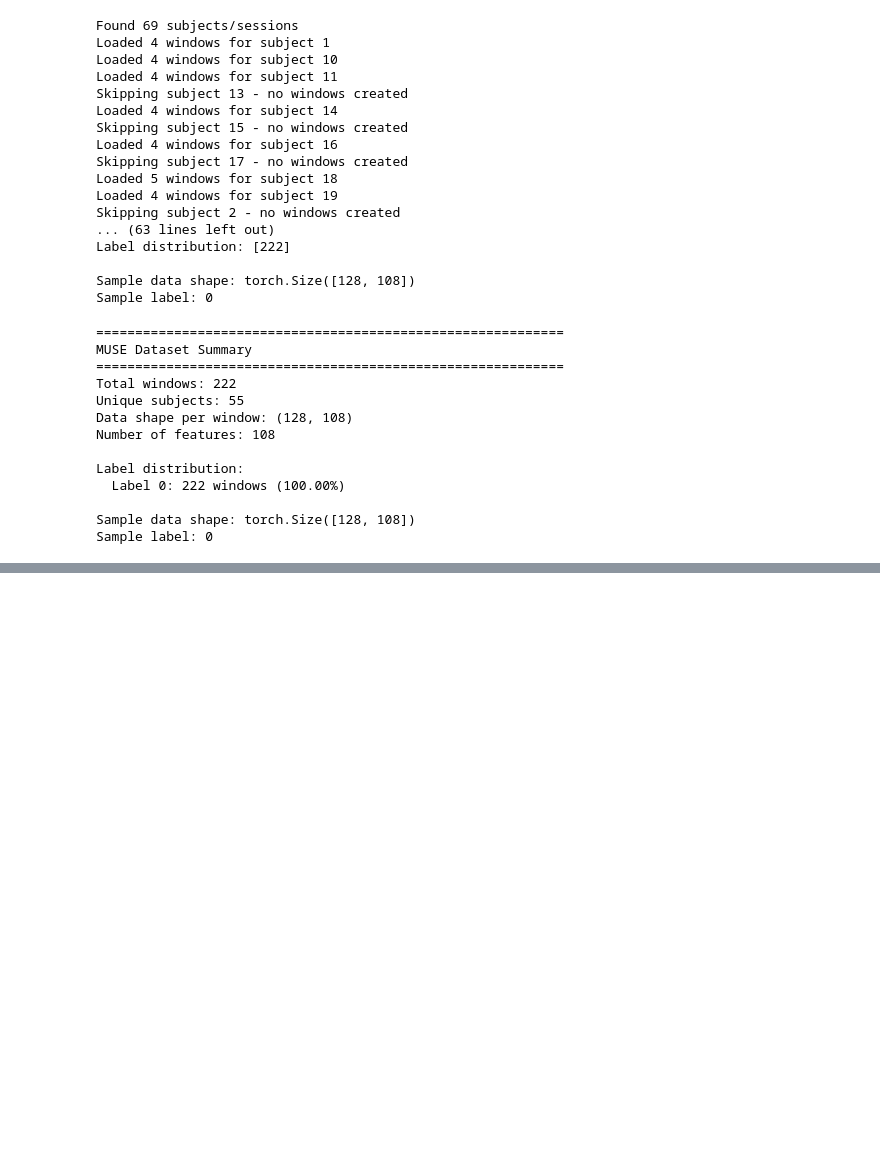
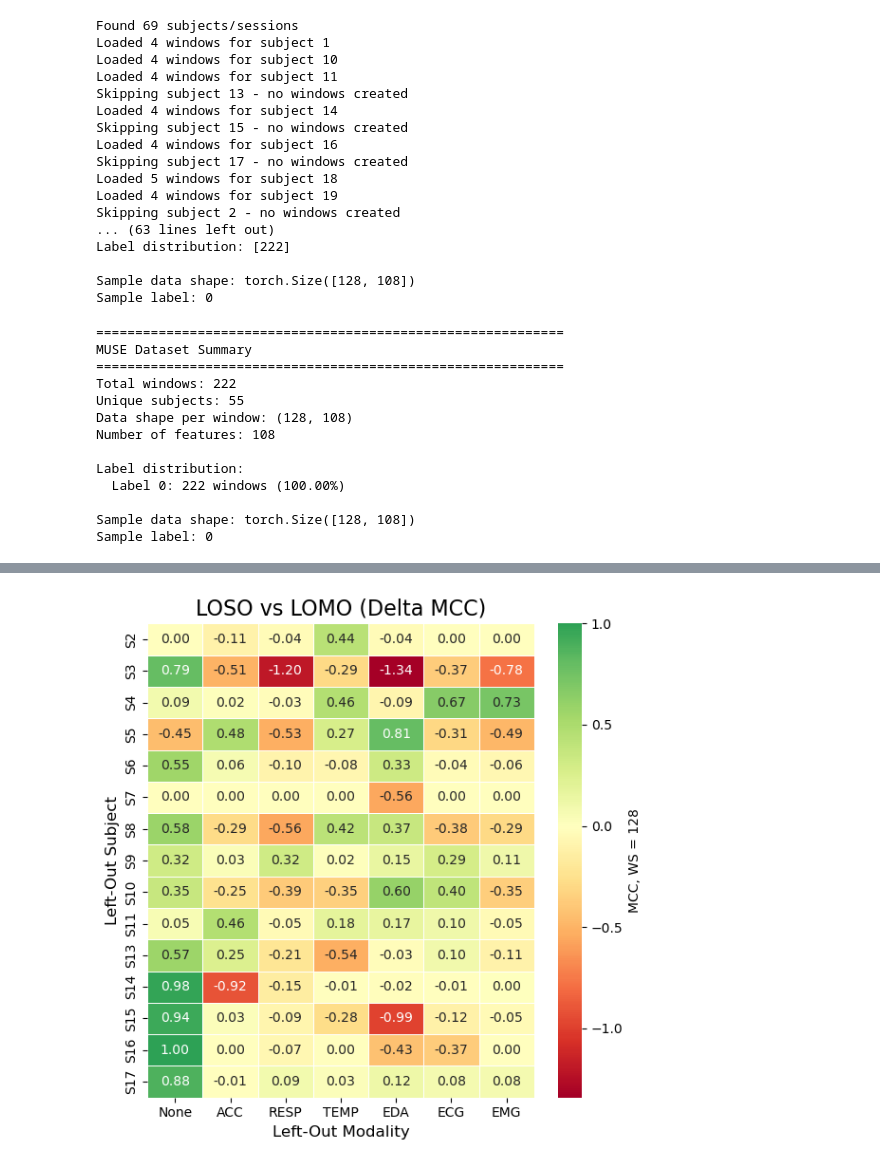
Before and after one commit to KumarJonnala/transformer_timeseries, a Jupyter notebook: test_notebook.ipynb, the cells around one changed output, grey strips where cells are left out. Saved outputs shown, nothing was run; the diff lists cells and outputs as text; code cells hidden in the pictures; blank space fills up the shorter version.

```diff
--- a/test_notebook.ipynb
+++ b/test_notebook.ipynb
@@ -746,0 +932,9 @@ Sample label: 0
+# %%
+delta_acc = acc_combined.sub(acc_combined["None"], axis=0)
+delta_acc['None'] = acc_combined["None"]
+
+delta_f1 = f1_combined.sub(f1_combined["None"], axis=0)
+delta_f1['None'] = f1_combined["None"]
+
+delta_mcc = mcc_combined.sub(mcc_combined["None"], axis=0)
+delta_mcc['None'] = mcc_combined["None"]
@@ -746,0 +965,24 @@ Sample label: 0
+# %%
+import seaborn as sns
+import matplotlib.pyplot as plt
+
+plt.figure(figsize=(6, 6))
+
+sns.heatmap(
+    delta_mcc,
+    annot=True,
+    fmt=".2f",
+    cmap="RdYlGn",
+    center=0,
+    linewidths=0.5,
+    cbar_kws={"label": "MCC, WS = 128"}
+)
+
+plt.title("LOSO vs LOMO (Delta MCC)", fontsize=16)
+plt.xlabel("Left-Out Modality", fontsize=12)
+plt.ylabel("Left-Out Subject", fontsize=12)
+
+plt.tight_layout()
+plt.show()
+# %% [output]
+[figure, added]
```
Also changed, not shown: parts of 11 cells of this notebook, 10 other files.
